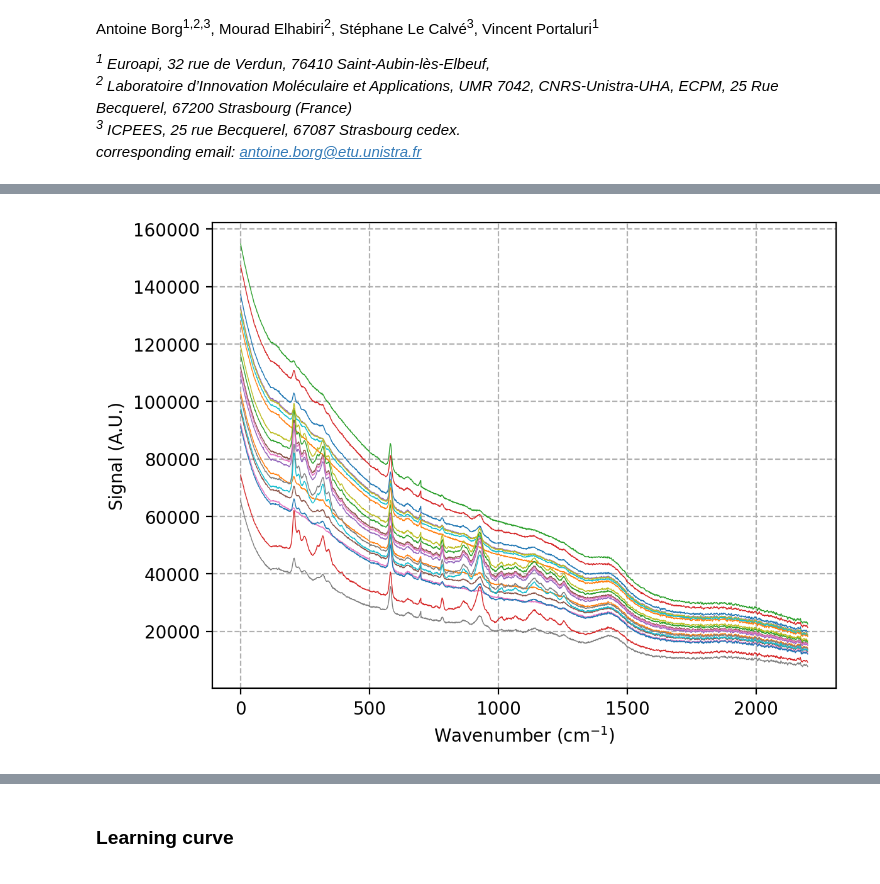
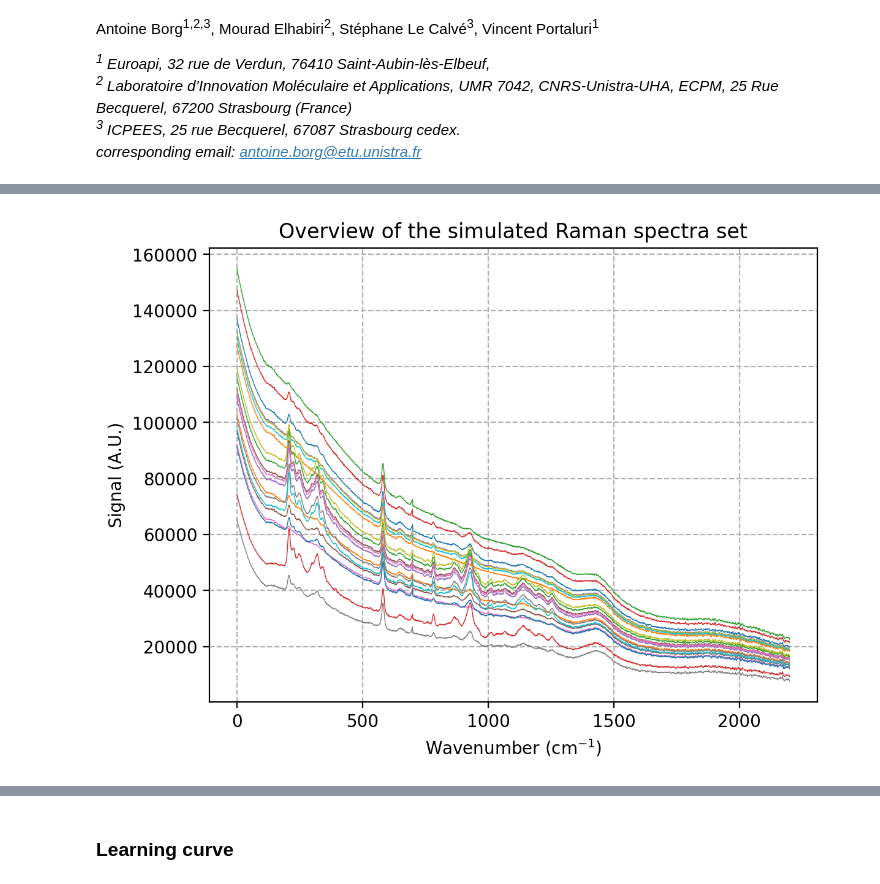
Before and after one commit to Antoine-Borg/Novel-Glucose-Online-Analysis-Approach-in-Fermentation, a Jupyter notebook: Supp Info - Glucose.ipynb, the cells around one changed output, grey strips where cells are left out. Saved outputs shown, nothing was run; the diff lists cells and outputs as text; code cells hidden in the pictures.

```diff
--- a/Supp Info - Glucose.ipynb
+++ b/Supp Info - Glucose.ipynb
@@ -40,5 +69,17 @@ def snr(spectrum):
 # %%
 def modulate_y(y_target):
+    """
+    Modulates the reference concentrations to emulate the non-linear responses
+    in Raman signal to high/low concentrations by applying a gaussian enveloppe
+    (arbitrary parameters).
+
+    Args:
+        y_target (1D array): Concentrations
+
+    Returns:
+        y_modulated (1D array): Modulated concentrations
+
+    """
     y = np.asarray(y_target)
     y_norm = (y - y.min()) / (y.max() - y.min())  # normalize y to [0,1]
     center = 0.65
@@ -49,6 +90,8 @@ def modulate_y(y_target):
 plt.scatter(y, modulate_y(y), color = 'red')
 plt.xlabel('Original concentrations')
 plt.ylabel('Modulated concentrations')
+plt.title('Modulated vs original concentrations')
+plt.suptitle('Visualization of the emulated non-linear responses in high/low concentrations')
 plt.grid(linestyle='--')
 plt.show()
 # %% [output]
@@ -56,67 +99,95 @@ plt.show()
 # %%
-n_samples = 1000
-original_spectrum = pd.read_csv('original_spectrum.csv', index_col=0).values
+def generate_concentrations(n_samples):
+    """
+    Generates a set of analyte reference concentrations, between 5 and 50 g/L
+    with 60% of concentrations in the 5-20 g/L range and 60% in the
+    40-50 g/L range.
 
-def generate_concentrations(n_samples):
+    Args:
+        n_samples (int): Number of samples
+
+    Returns:
+        y (1D array): Concentrations
+
+    """
+
     np.random.seed(0)
 
     y = np.array([np.random.randint(5,20) for _ in range(int(0.6*n_samples))] + [np.random.randint(40,50) for _ in range(int(0.4*n_samples))])
     return(y)
 
 def generate_spectra(original_spectrum, n_samples):
+    """
+    Generates a set of Raman spectra using the workflow described in "Synthetic data generation".
+
+    Args:
+        original_spectrum (1D array): Original experimental spectrum
+        n_samples (int): Number of samples
+
+    Returns:
+        X (2D array): Set of spectra
+        y (1D array): Concentrations
+
+    """
+
     #Selecting raman bands that will be the footprint of the target analyte
     target_raman_band_1 = [x for x in range(150,500)]
     target_raman_band_2 = [x for x in range(700,1300)]
 
-    #generating the concentrations of the target analyte
+    #Generating the concentrations of the target analyte
     y = generate_concentrations(n_samples)
 
-    #initializing spectra and baselines
+    #Introducing 2% of outliers by randomly selecting a subset of samples
+    n_outliers = int(0.02*n_samples)
+    outliers_index = np.random.randint(0,n_samples, n_outliers)
+
+    #Modulating y to simulate non-linear responses
+    y_modulated = modulate_y(y)
+
+    #Introducing the outliers by replacing their corresponding y values by random values
+    y_modulated[outliers_index] = np.random.randint(1,50)
+
+    #Initializing spectra and baselines
     pure_spectra = np.ones((original_spectrum.shape[0], n_samples))
     baseline = np.zeros((original_spectrum.shape[0], n_samples))
 
-    #extracting baseline from a sampled experimental spectrum
+    #Extracting baseline from a sampled experimental spectrum
     baseline_fitter = Baseline(x_data=[x for x in range(original_spectrum.shape[0])])
     background, params = baseline_fitter.asls(original_spectrum[:,0], lam=1e7, p=0.02)
 
-    #initializing the pure spectra as the original spectrum baseline corrected
+    #Initializing the pure spectra as the original spectrum baseline corrected
     pure_spectra = pure_spectra * (original_spectrum - background.reshape(-1,1))
 
-
-
-    #multiplying the pure spectra by y on the target raman bands only with a smoothing factor
+    #Multiplying the pure spectra by y on the target raman bands only with a smoothing factor
     width = 150
     scale = 0.05
-    n_outliers = int(0.02*n_samples)
-    outliers_index = np.random.randint(0,n_samples, n_outliers)
-    y_modulated = modulate_y(y)
-    y_modulated[outliers_index] = np.random.randint(1,50)
-
 
     pure_spectra[target_raman_band_1, :] = pure_spectra[target_raman_band_1, :] * scale*(1 + (y_modulated-1) * np.exp(-0.5 * ((target_raman_band_1 - np.median(target_raman_band_1))/width)**2).reshape(-1,1))
     pure_spectra[target_raman_band_2, :] = pure_spectra[target_raman_band_2, :] * scale*(1+ (y_modulated-1) * np.exp(-0.5 * ((target_raman_band_2 - np.median(target_raman_band_2))/width)**2).reshape(-1,1))
 
-    #generating a random variation of the original baseline + noise for each spectrum
+    #Generating a random variation of the original baseline + noise for each spectrum
     baseline = baseline + background.reshape(-1,1) * np.random.normal(loc = 3, scale=0.9, size=(n_samples))
     noise = np.random.normal(loc = 0, scale=100, size=(original_spectrum.shape[0], n_samples))
 
-    #generating the spectra by summing the pure spectra, the baselines and the noise
+    #Generating the spectra by summing the pure spectra, the baselines and the noise
     spectra = pure_spectra + baseline + noise
+    X = spectra.T
 
+    return(X, y)
 
-    return(spectra.T, y)
-
+n_samples = 1000
+original_spectrum = pd.read_csv('original_spectrum.csv', index_col=0).values
 
 X, y = generate_spectra(original_spectrum, n_samples)
-y = y + np.random.normal(loc = 0, scale = 2, size = (n_samples))
+y = y + np.random.normal(loc = 0, scale = 1, size = (n_samples))
 
 plt.figure(dpi=200)
 for i in range(0,X.shape[0],50):
     plt.plot(X[i,:], lw=0.5)
 plt.xlabel('Wavenumber (cm$^{-1}$)')
 plt.ylabel('Signal (A.U.)')
-
+plt.title('Overview of the simulated Raman spectra set')
 plt.grid(linestyle=('--'))
 plt.show()
 # %% [output]
-[figure, old version]
+[figure, new version]
```
Also changed, not shown: parts of 19 cells of this notebook.
